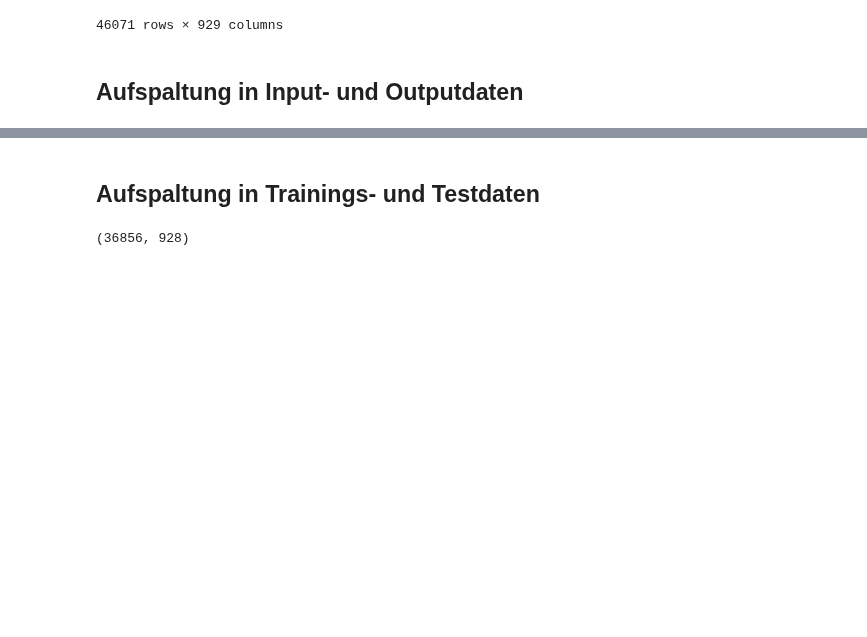
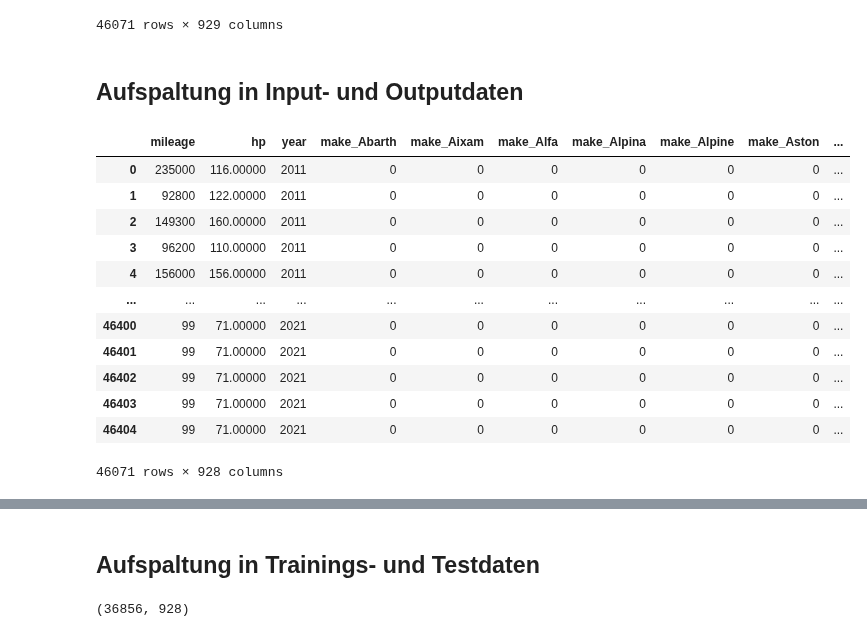
Before and after one commit to juebrauer/central, a Jupyter notebook: 018_einfuehrung_ml_autoverkaufspreise_vorhersagen/einfuehrung_ml_autoverkaufspreise_vorhersagen.ipynb, the cells around one changed output, grey strips where cells are left out. Drawn from its saved outputs; the diff is of its cells as text; code cells hidden in the pictures; blank space fills up the shorter version.

```diff
--- a/018_einfuehrung_ml_autoverkaufspreise_vorhersagen/einfuehrung_ml_autoverkaufspreise_vorhersagen.ipynb
+++ b/018_einfuehrung_ml_autoverkaufspreise_vorhersagen/einfuehrung_ml_autoverkaufspreise_vorhersagen.ipynb
@@ -498,3 +523,19 @@ t2
 # %%
 x = t2.drop("price", axis=1)
 y = t2["price"]
+# %%
+x
+# %% [output]
+|  | mileage | hp | year | make_Abarth | make_Aixam | make_Alfa | make_Alpina | make_Alpine | make_Aston | ... |
+| 0 | 235000 | 116.00000 | 2011 | 0 | 0 | 0 | 0 | 0 | 0 | ... |
+| 1 | 92800 | 122.00000 | 2011 | 0 | 0 | 0 | 0 | 0 | 0 | ... |
+| 2 | 149300 | 160.00000 | 2011 | 0 | 0 | 0 | 0 | 0 | 0 | ... |
+| 3 | 96200 | 110.00000 | 2011 | 0 | 0 | 0 | 0 | 0 | 0 | ... |
+| 4 | 156000 | 156.00000 | 2011 | 0 | 0 | 0 | 0 | 0 | 0 | ... |
+| ... | ... | ... | ... | ... | ... | ... | ... | ... | ... | ... |
+| 46400 | 99 | 71.00000 | 2021 | 0 | 0 | 0 | 0 | 0 | 0 | ... |
+| 46401 | 99 | 71.00000 | 2021 | 0 | 0 | 0 | 0 | 0 | 0 | ... |
+| 46402 | 99 | 71.00000 | 2021 | 0 | 0 | 0 | 0 | 0 | 0 | ... |
+| 46403 | 99 | 71.00000 | 2021 | 0 | 0 | 0 | 0 | 0 | 0 | ... |
+| 46404 | 99 | 71.00000 | 2021 | 0 | 0 | 0 | 0 | 0 | 0 | ... |
+46071 rows × 928 columns
```
Also changed, not shown: parts of 29 cells of this notebook.
